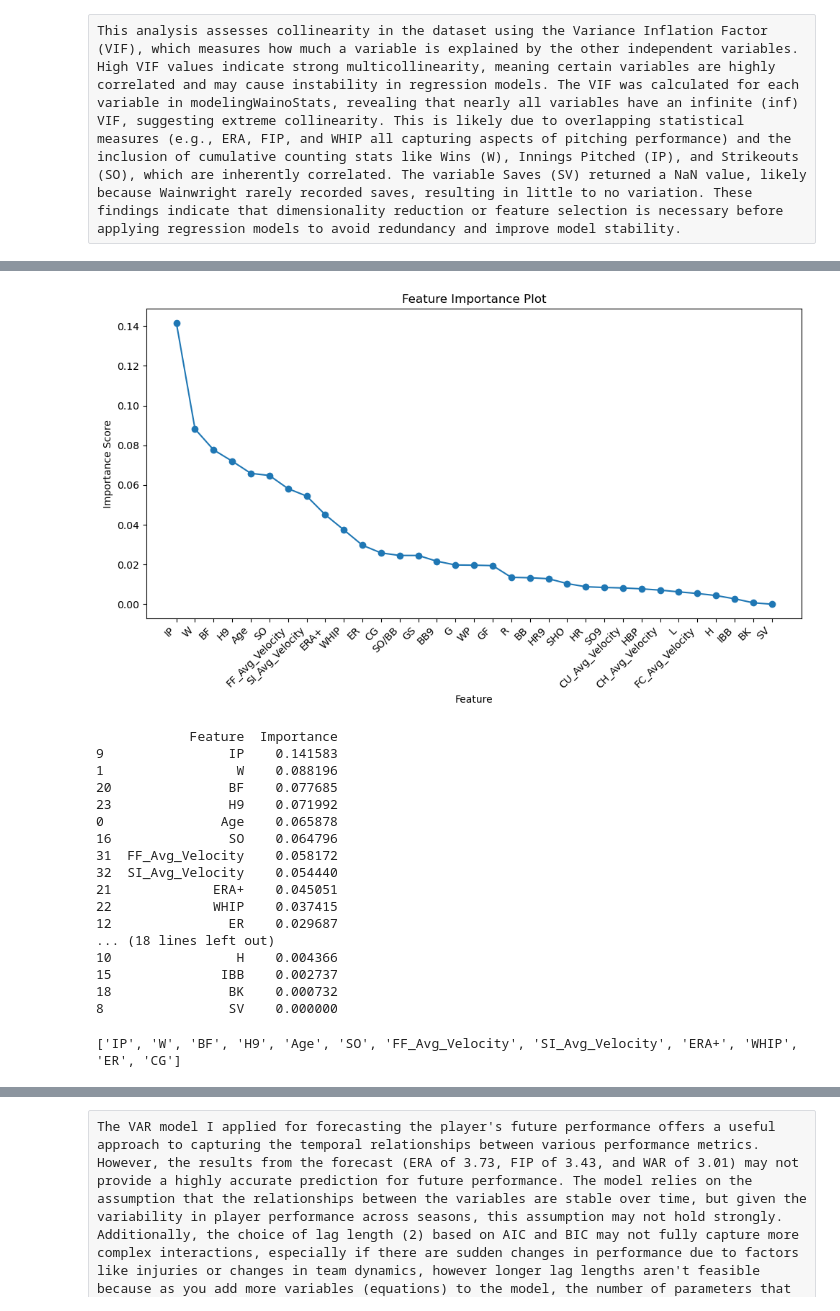
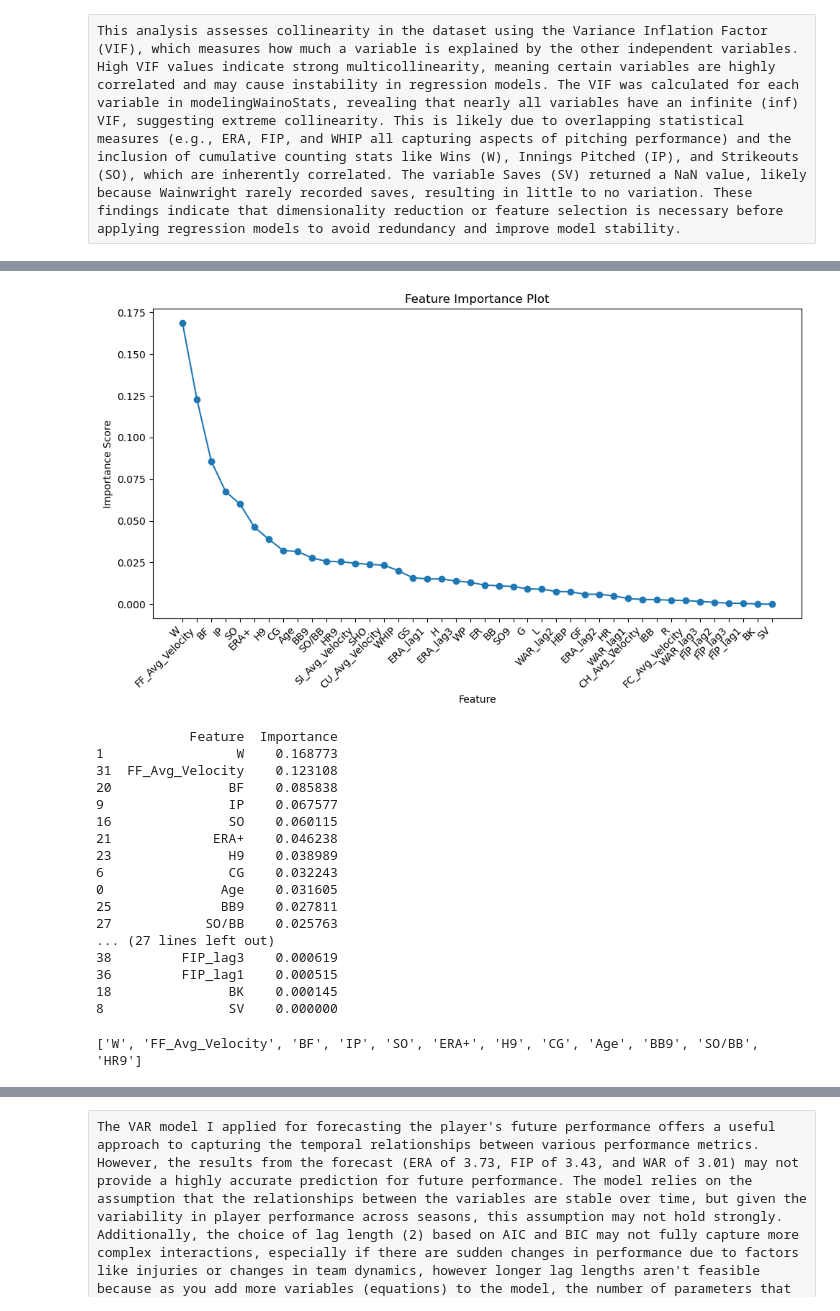
Before and after one commit to marie701/Baseball-Analysis, a Jupyter notebook: Wainwright Analysis.ipynb, the cells around one changed output, grey strips where cells are left out. Saved outputs shown, nothing was run; the diff lists cells and outputs as text; code cells hidden in the pictures.

```diff
--- a/Wainwright Analysis.ipynb
+++ b/Wainwright Analysis.ipynb
@@ -452,0 +422,36 @@ Root Mean Squared Error: 3.4641016151377544
+# %%
+lagModelingWainoStats = modelingWainoStats.sort_values(by='Season').copy()
+# Create Lagged Features (using past 3 seasons)
+lags = 3
+for stat in statsToModel:
+    for lag in range(1, lags + 1):
+        lagModelingWainoStats[f"{stat}_lag{lag}"] = lagModelingWainoStats[stat].shift(lag)
+
+# Train-Test Split (Time-Based, not Random)
+train_size = int(0.8 * len(lagModelingWainoStats))
+train, test = lagModelingWainoStats.iloc[:train_size], lagModelingWainoStats.iloc[train_size:]
+
+X_train, y_train = train.drop(columns=statsToModel), train[statsToModel]
+X_test, y_test = test.drop(columns=statsToModel), test[statsToModel]
+
+rf_model = RandomForestRegressor(n_estimators=100, random_state=42)
+rf_model.fit(X_train, y_train)
+
+# Evaluate Model Performance
+y_test_pred = rf_model.predict(X_test)
+mse = mean_squared_error(y_test, y_test_pred)
+rmse = np.sqrt(mse)
+print(f'Root Mean Squared Error: {rmse}')
+
+# Feature Importance
+feature_importance = rf_model.feature_importances_
+sorted_idx = np.argsort(feature_importance)[::-1]
+feature_names = X_train.columns[sorted_idx]
+
+print("Feature Importances:", list(zip(feature_names, feature_importance[sorted_idx])))
+
+# Predict the Next Season (Using Last Available Season Data)
+last_season = X_test.iloc[-1, :].values.reshape(1, -1)  # Use the most recent season
+next_season_pred = rf_model.predict(last_season)
+
+print("Predicted Next Season Stats:", dict(zip(statsToModel, next_season_pred[0])))
@@ -459,35 +495,35 @@ Collinearity is generally not a significant issue in Random Forests, as they are
 # %%
-important = pd.DataFrame({'Feature': X.columns, 'Importance': feature_importance})
+important = pd.DataFrame({'Feature': X_train.columns, 'Importance': feature_importance})
 important = important.sort_values(by='Importance', ascending=False)
 plt.figure(figsize=(10, 6))
 plt.plot(important['Feature'], important['Importance'], marker='o')
 plt.xlabel('Feature')
 plt.ylabel('Importance Score')
 plt.title('Feature Importance Plot')
 plt.xticks(rotation=45, ha='right')
 plt.tight_layout()
 plt.show()
 # %% [output]
-[figure, old version]
+[figure, new version]
 # %%
 print(important)
 # %% [output]
             Feature  Importance
-9                IP    0.141583
-1                 W    0.088196
-20               BF    0.077685
-23               H9    0.071992
-0               Age    0.065878
-16               SO    0.064796
-31  FF_Avg_Velocity    0.058172
-32  SI_Avg_Velocity    0.054440
-21             ERA+    0.045051
-22             WHIP    0.037415
-12               ER    0.029687
-... (18 lines left out)
-10                H    0.004366
-15              IBB    0.002737
-18               BK    0.000732
+1                 W    0.168773
+31  FF_Avg_Velocity    0.123108
+20               BF    0.085838
+9                IP    0.067577
+16               SO    0.060115
+21             ERA+    0.046238
+23               H9    0.038989
+6                CG    0.032243
+0               Age    0.031605
+25              BB9    0.027811
+27            SO/BB    0.025763
+... (27 lines left out)
+38         FIP_lag3    0.000619
+36         FIP_lag1    0.000515
+18               BK    0.000145
 8                SV    0.000000
 # %%
 statsToUse = important[important['Importance']>.025]
@@ -495,7 +531,7 @@ statsToUse = important[important['Importance']>.025]
 statsToUse = statsToUse['Feature'].tolist()
 print(statsToUse)
 # %% [output]
-['IP', 'W', 'BF', 'H9', 'Age', 'SO', 'FF_Avg_Velocity', 'SI_Avg_Velocity', 'ERA+', 'WHIP', 'ER', 'CG']
+['W', 'FF_Avg_Velocity', 'BF', 'IP', 'SO', 'ERA+', 'H9', 'CG', 'Age', 'BB9', 'SO/BB', 'HR9']
 # %%
 X = modelingWainoStats[statsToUse]
 vif_data = pd.DataFrame()
```
Also changed, not shown: parts of 13 cells of this notebook.
